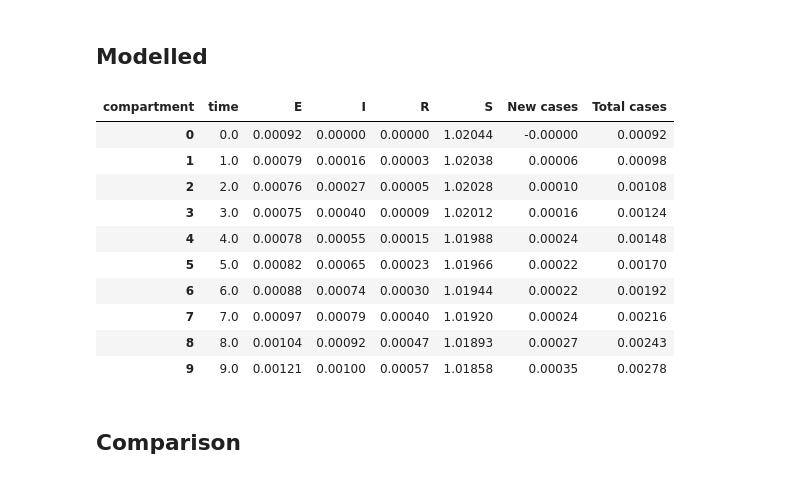
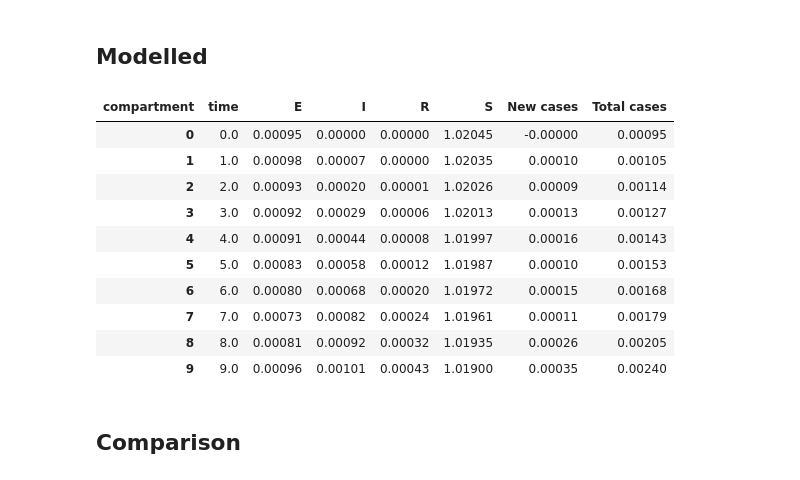
Before and after one commit to leo-pfeiffer/epi-sim, a Jupyter notebook: lib/experiments/4_model_validation.ipynb, the cells around one changed output. Saved outputs shown, nothing was run; the diff lists cells and outputs as text; code cells hidden in the pictures.

```diff
--- a/lib/experiments/4_model_validation.ipynb
+++ b/lib/experiments/4_model_validation.ipynb
@@ -104,10 +106,7 @@ def df_group_mean(df):
     return grouped
 
 
-def get_wide(which, name, max_time):
-
-    prefix = which + '_v_'
-    name = prefix + name
+def get_wide(name, max_time):
 
     # get data frame
     df = get_df(name)
@@ -130,22 +129,22 @@ def get_wide(which, name, max_time):
 
 # ===========================
 
-def model_tc(which, name, max_time=MAX_TIME):
-    wide = get_wide(which, name, max_time)
+def model_tc(name, max_time=MAX_TIME):
+    wide = get_wide(name, max_time)
     x = wide['time'].values.tolist()
     y = [c for c in wide['Total cases'].values.tolist()]
     return x, y
 
 
-def model_nc(which, name, max_time=MAX_TIME):
-    wide = get_wide(which, name, max_time)
+def model_nc(name, max_time=MAX_TIME):
+    wide = get_wide(name, max_time)
     x = wide['time'].values.tolist()
     y = wide['New cases'].values.tolist()
     return x, y
 
 
-def model_nc_smooth(which, name, max_time=MAX_TIME, p=7):
-    wide = get_wide(which, name, max_time)
+def model_nc_smooth(name, max_time=MAX_TIME, p=7):
+    wide = get_wide(name, max_time)
     x = wide['time'].values.tolist()
     y = [c for c in wide['New cases'].rolling(p).mean().values.tolist()]
     return x, y
@@ -169,20 +168,20 @@ def empirical_nc_smooth(df, p=7):
     y = [c / POPULATION for c in df['New cases'].rolling(p).mean().values.tolist()]
     return x, y
 # %%
-wide = get_wide('first', 'seir_mobility_pre', 200)
+wide = get_wide('v_seir_mobility_pre', 200)
 wide.head(10)
 # %% [output]
 | compartment | time | E | I | R | S | New cases | Total cases |
-| 0 | 0.0 | 0.00092 | 0.00000 | 0.00000 | 1.02044 | -0.00000 | 0.00092 |
-| 1 | 1.0 | 0.00079 | 0.00016 | 0.00003 | 1.02038 | 0.00006 | 0.00098 |
-| 2 | 2.0 | 0.00076 | 0.00027 | 0.00005 | 1.02028 | 0.00010 | 0.00108 |
-| 3 | 3.0 | 0.00075 | 0.00040 | 0.00009 | 1.02012 | 0.00016 | 0.00124 |
-| 4 | 4.0 | 0.00078 | 0.00055 | 0.00015 | 1.01988 | 0.00024 | 0.00148 |
-| 5 | 5.0 | 0.00082 | 0.00065 | 0.00023 | 1.01966 | 0.00022 | 0.00170 |
-| 6 | 6.0 | 0.00088 | 0.00074 | 0.00030 | 1.01944 | 0.00022 | 0.00192 |
-| 7 | 7.0 | 0.00097 | 0.00079 | 0.00040 | 1.01920 | 0.00024 | 0.00216 |
-| 8 | 8.0 | 0.00104 | 0.00092 | 0.00047 | 1.01893 | 0.00027 | 0.00243 |
-| 9 | 9.0 | 0.00121 | 0.00100 | 0.00057 | 1.01858 | 0.00035 | 0.00278 |
+| 0 | 0.0 | 0.00095 | 0.00000 | 0.00000 | 1.02045 | -0.00000 | 0.00095 |
+| 1 | 1.0 | 0.00098 | 0.00007 | 0.00000 | 1.02035 | 0.00010 | 0.00105 |
+| 2 | 2.0 | 0.00093 | 0.00020 | 0.00001 | 1.02026 | 0.00009 | 0.00114 |
+| 3 | 3.0 | 0.00092 | 0.00029 | 0.00006 | 1.02013 | 0.00013 | 0.00127 |
+| 4 | 4.0 | 0.00091 | 0.00044 | 0.00008 | 1.01997 | 0.00016 | 0.00143 |
+| 5 | 5.0 | 0.00083 | 0.00058 | 0.00012 | 1.01987 | 0.00010 | 0.00153 |
+| 6 | 6.0 | 0.00080 | 0.00068 | 0.00020 | 1.01972 | 0.00015 | 0.00168 |
+| 7 | 7.0 | 0.00073 | 0.00082 | 0.00024 | 1.01961 | 0.00011 | 0.00179 |
+| 8 | 8.0 | 0.00081 | 0.00092 | 0.00032 | 1.01935 | 0.00026 | 0.00205 |
+| 9 | 9.0 | 0.00096 | 0.00101 | 0.00043 | 1.01900 | 0.00035 | 0.00240 |
 # %% [markdown]
 ## Comparison
 # %%
```
Also changed, not shown: parts of 9 cells of this notebook, 1 other file.
